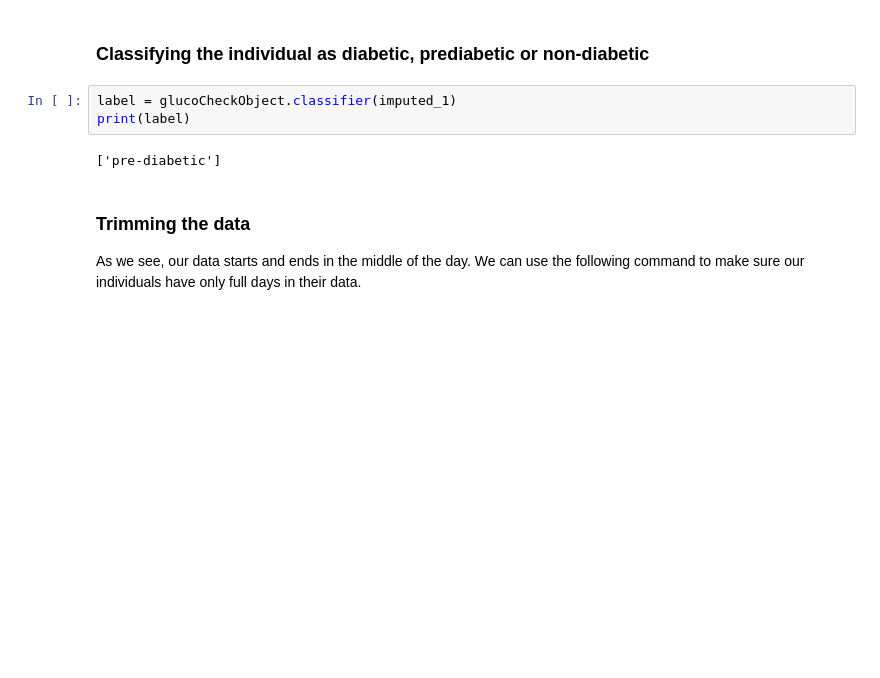
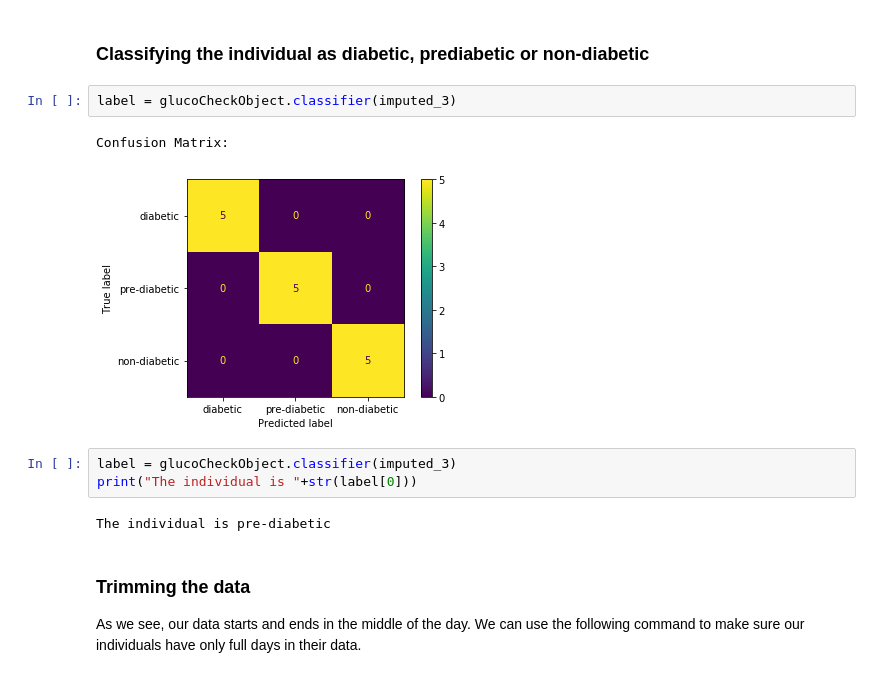
Before and after one commit to snehG0205/NCSA_genomics, a Jupyter notebook: Python Files/NewPipeline_JZ.ipynb, the cells around one changed output. Cells and saved outputs as stored; diff of their text form; blank space fills up the shorter version.

```diff
--- a/Python Files/NewPipeline_JZ.ipynb
+++ b/Python Files/NewPipeline_JZ.ipynb
@@ -285,10 +285,15 @@ imputed_1
 # %% [markdown]
 ### Classifying the individual as diabetic, prediabetic or non-diabetic
 # %%
-label = glucoCheckObject.classifier(imputed_1)
-print(label)
+label = glucoCheckObject.classifier(imputed_3)
 # %% [output]
-['pre-diabetic']
+Confusion Matrix:
+[figure, added]
+# %%
+label = glucoCheckObject.classifier(imputed_3)
+print("The individual is "+str(label[0]))
+# %% [output]
+The individual is pre-diabetic
 # %% [markdown]
 ### Trimming the data
 As we see, our data starts and ends in the middle of the day. We can use the following command to make sure our individuals have only full days in their data.
```
Also changed, not shown: parts of 3 cells of this notebook, 6 other files.
